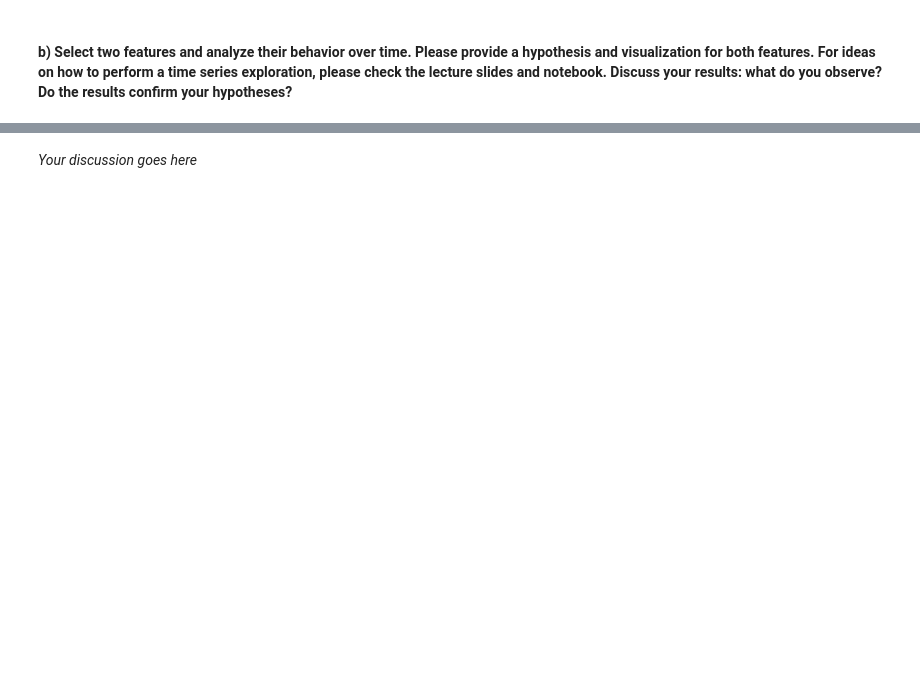
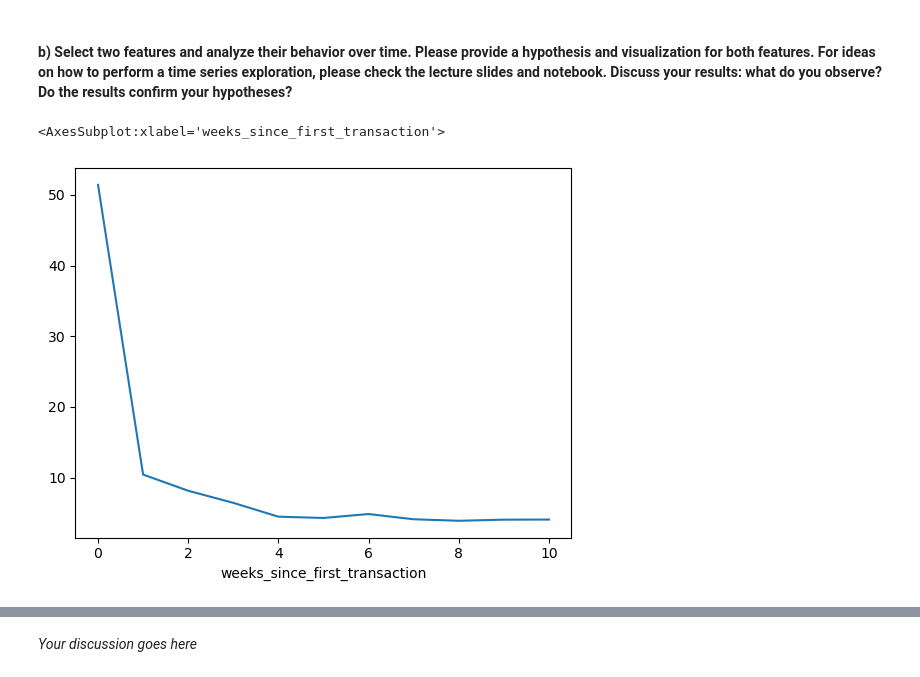
Before and after one commit to aybarsyazici/EPFL-CS421-MLBD, a Jupyter notebook: project/milestone-02/m2_lernnavi_sciper.ipynb, the cells around one changed output, grey strips where cells are left out. Saved outputs shown, nothing was run; the diff lists cells and outputs as text; code cells hidden in the pictures; blank space fills up the shorter version.

```diff
--- a/project/milestone-02/m2_lernnavi_sciper.ipynb
+++ b/project/milestone-02/m2_lernnavi_sciper.ipynb
@@ -1060,13 +1059,13 @@ num_reading_weekly
 8179 rows × 3 columns
 # %%
 # Create array containing each user_id from users table and each week from 0 to 10
-user_id = users.user_id
+user_id_list = users.user_id
 # print number of users
-print(len(user_id))
+print(len(user_id_list))
 weeks = np.arange(0,11)
 # Find the combination of user_id and weeks the len should be 11*number of users
-user_week = np.array(np.meshgrid(user_id, weeks)).T.reshape(-1,2)
-print(len(user_week) == 11*len(user_id))
+user_week = np.array(np.meshgrid(user_id_list, weeks)).T.reshape(-1,2)
+print(len(user_week) == 11*len(user_id_list))
 # Create a dataframe from the array
 user_week_df = pd.DataFrame(user_week, columns=['user_id','weeks_since_first_transaction'])
 user_week_df
@@ -1098,2 +1125,9 @@ NameError: name 'num_events_weekly' is not defined
 # %% [markdown]
 #### b) Select two features and analyze their behavior over time. Please provide a hypothesis and visualization for both features. For ideas on how to perform a time series exploration, please check the lecture slides and notebook. Discuss your results: what do you observe? Do the results confirm your hypotheses?
+# %%
+# Plot the number of events done on average from week 0 to week 10
+df_weekly_fillNa = df_weekly.fillna(0)
+df_weekly_fillNa.groupby('weeks_since_first_transaction').num_events.mean().plot()
+# %% [output]
+<AxesSubplot:xlabel='weeks_since_first_transaction'>
+[figure, added]
```
Also changed, not shown: parts of 9 cells of this notebook.
